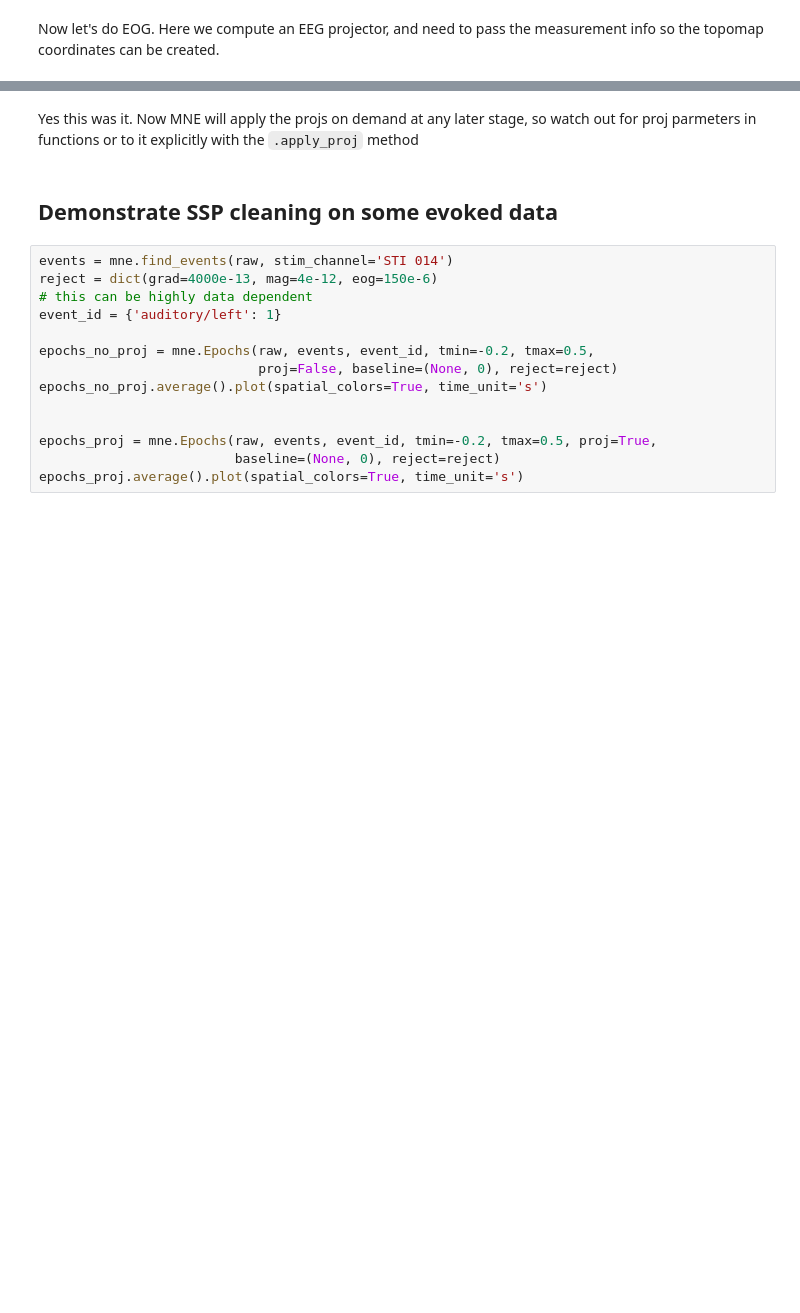
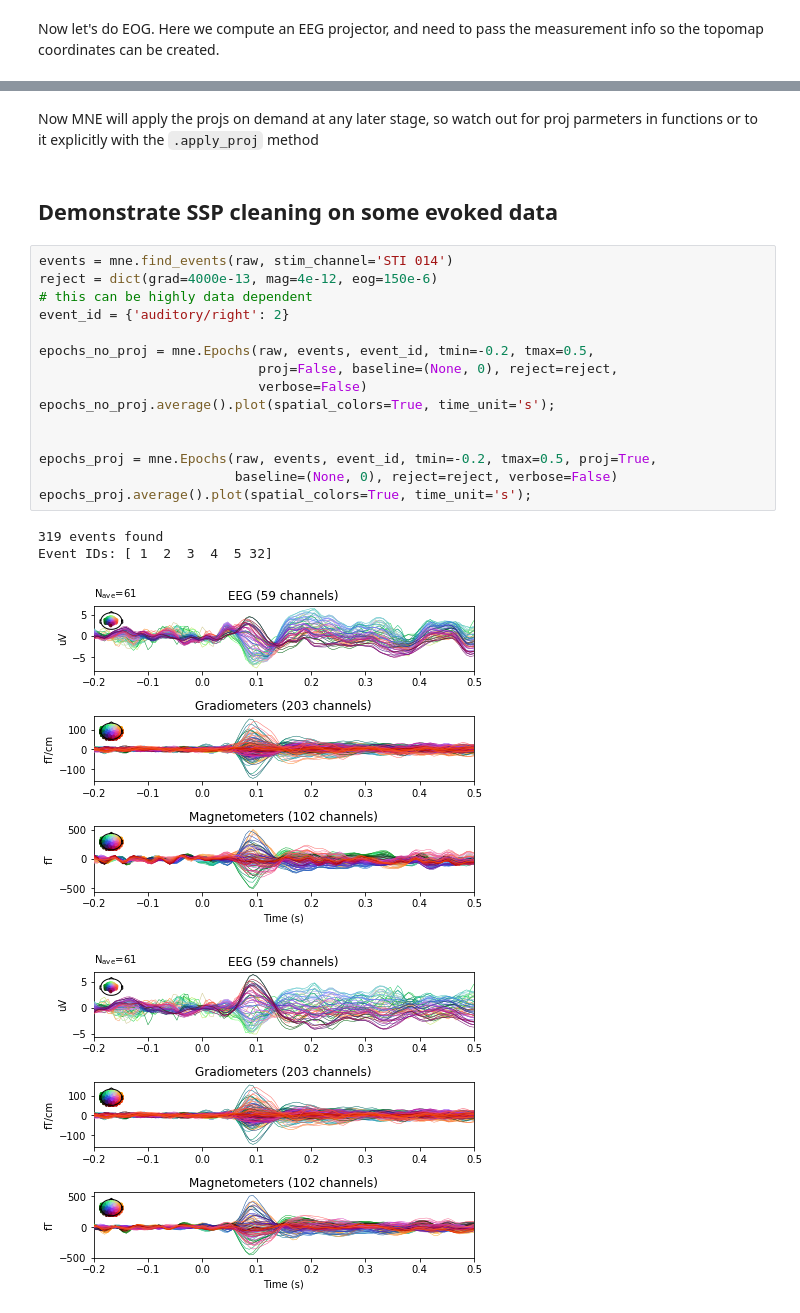
Before and after one commit to jasmainak/mne-workshop-brown, a Jupyter notebook: preprocessing/ssp.ipynb, the cells around one changed output, grey strips where cells are left out. Cells and saved outputs as stored; diff of their text form; blank space fills up the shorter version.

```diff
--- a/preprocessing/ssp.ipynb
+++ b/preprocessing/ssp.ipynb
@@ -53,5 +130,5 @@ raw.info['projs'] += eog_projs + ecg_projs
 # %% [markdown]
-Yes this was it. Now MNE will apply the projs on demand at any later stage,
+Now MNE will apply the projs on demand at any later stage,
 so watch out for proj parmeters in functions or to it explicitly
 with the ``.apply_proj`` method
 # %% [markdown]
@@ -60,14 +137,20 @@ Demonstrate SSP cleaning on some evoked data
 # %%
 events = mne.find_events(raw, stim_channel='STI 014')
 reject = dict(grad=4000e-13, mag=4e-12, eog=150e-6)
 # this can be highly data dependent
-event_id = {'auditory/left': 1}
+event_id = {'auditory/right': 2}
 
 epochs_no_proj = mne.Epochs(raw, events, event_id, tmin=-0.2, tmax=0.5,
-                            proj=False, baseline=(None, 0), reject=reject)
-epochs_no_proj.average().plot(spatial_colors=True, time_unit='s')
+                            proj=False, baseline=(None, 0), reject=reject,
+                            verbose=False)
+epochs_no_proj.average().plot(spatial_colors=True, time_unit='s');
 
 
 epochs_proj = mne.Epochs(raw, events, event_id, tmin=-0.2, tmax=0.5, proj=True,
-                         baseline=(None, 0), reject=reject)
-epochs_proj.average().plot(spatial_colors=True, time_unit='s')
+                         baseline=(None, 0), reject=reject, verbose=False)
+epochs_proj.average().plot(spatial_colors=True, time_unit='s');
+# %% [output]
+319 events found
+Event IDs: [ 1  2  3  4  5 32]
+[figure, added]
+[figure, added]
```
Also changed, not shown: parts of 29 cells of this notebook, 12 other files.
